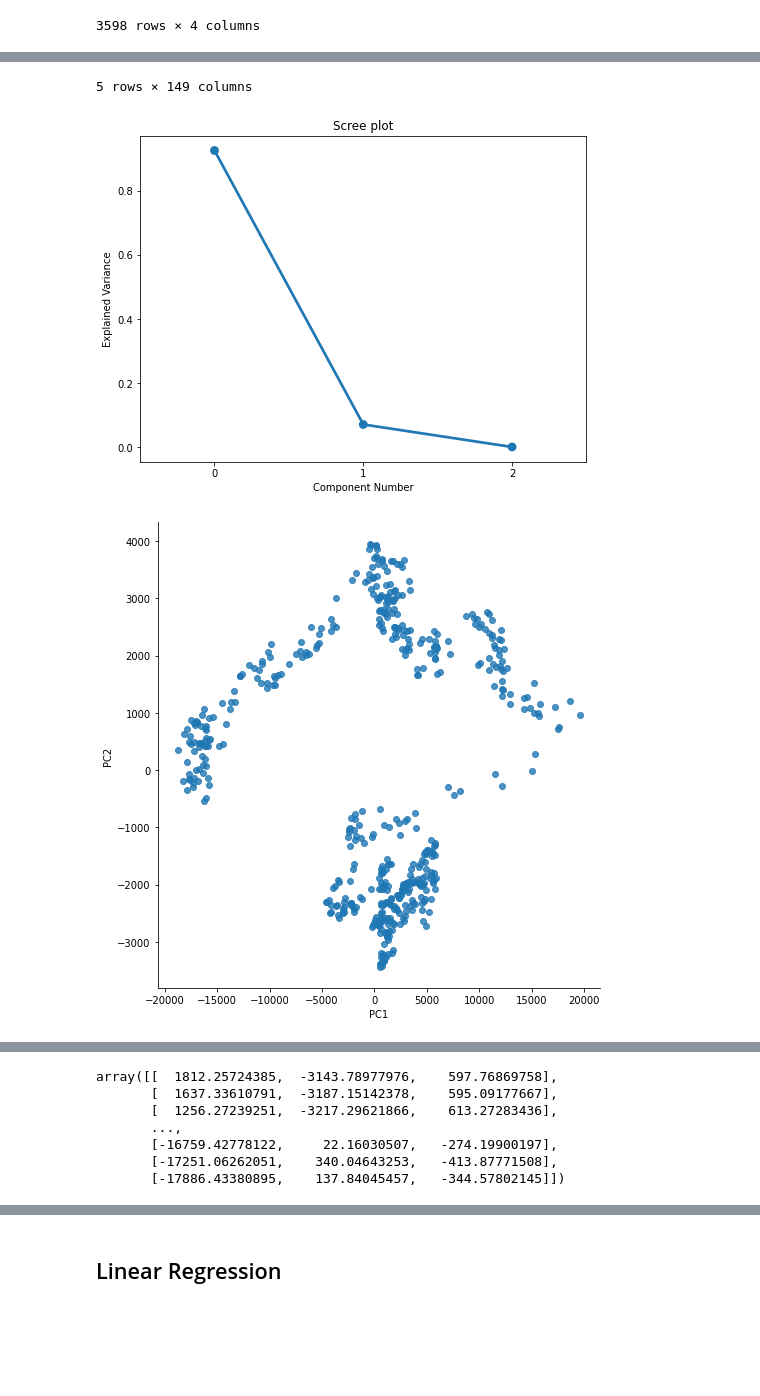
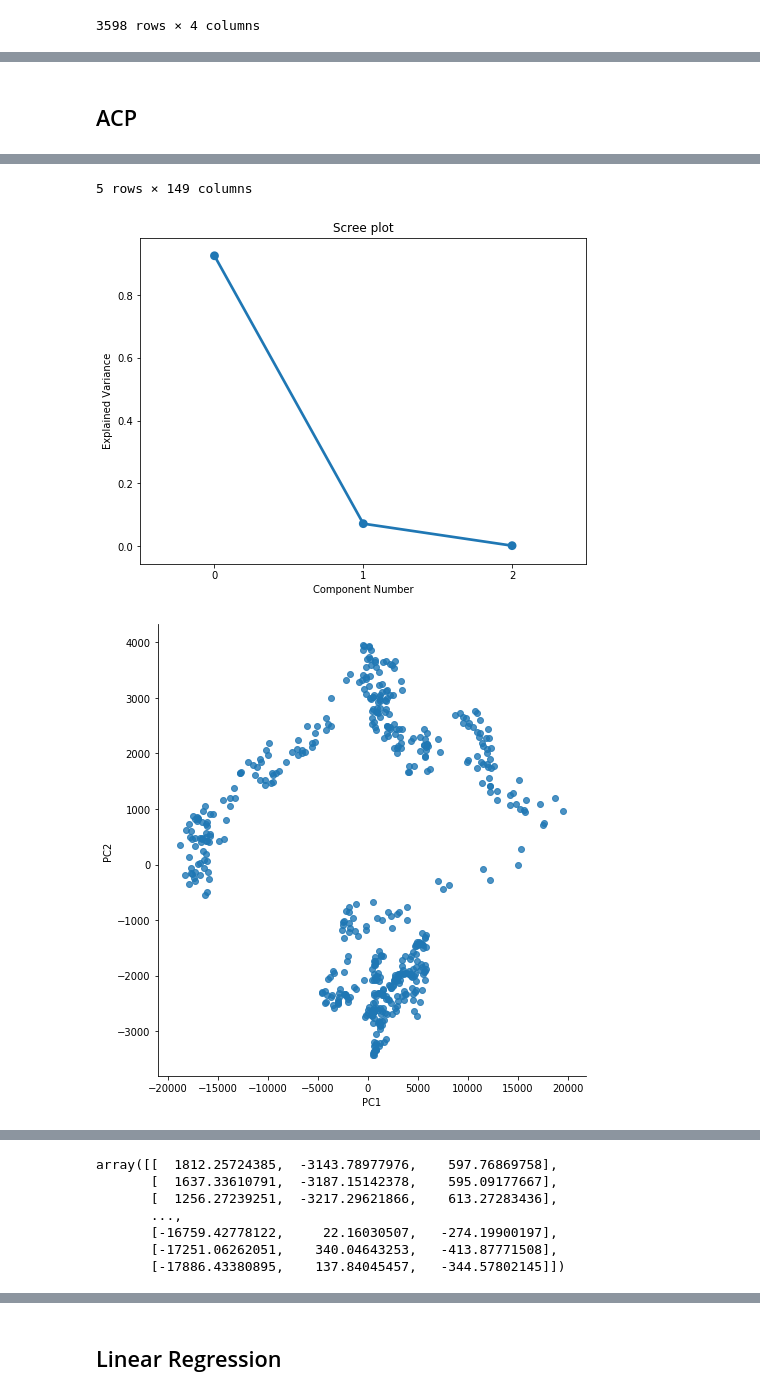
Before and after one commit to younesgueddari/Test-des-m-thodes-des-analyses-factorielles, a Jupyter notebook: AF_Python.ipynb, the cells around one changed output, grey strips where cells are left out. Drawn from its saved outputs; the diff is of its cells as text; code cells hidden in the pictures; blank space fills up the shorter version.

```diff
--- a/AF_Python.ipynb
+++ b/AF_Python.ipynb
@@ -266,7 +354,7 @@ ExplainingData2
 # TwoYearsdata = ExplainingData.join( DataToExplain.set_index('Date'), on='Date')
 # TwoYearsdata = TwoYearsdata.fillna(TwoYearsdata.mean())
 
-TwoYearsdata = d.DataTwoLastYears()
-TwoYearsdata
+L2Ydata = d.DataTwoLastYears()
+L2Ydata
 # %% [output]
 |  | Date | prices_EMU Equity Mid-Cap | prices_EMU Equity Mix-Cap | prices_EMU Equity Small-Cap | prices_EMU Equity Small-Cap Growth | ... |
@@ -292,4 +445,6 @@ ExplainingData1.to_csv ('data2.csv', sep= ';', index = False, header=True)
+# %% [markdown]
+## ACP
 # %%
-d.AnalyseAcp(TwoYearsdata,3,'OurPrice')
+d.AnalyseAcp(L2Ydata,3,'OurPrice')
 # %% [output]
 |  | prices_EMU Equity Mid-Cap | prices_EMU Equity Mix-Cap | prices_EMU Equity Small-Cap | prices_EMU Equity Small-Cap Growth | ... |
@@ -301,6 +456,6 @@ d.AnalyseAcp(TwoYearsdata,3,'OurPrice')
 5 rows × 149 columns
-[figure, old version]
+[figure, new version]
-[figure, old version]
+[figure, new version]
 [figure]
 array([[  1812.25724385,  -3143.78977976,    597.76869758],
        [  1637.33610791,  -3187.15142378,    595.09177667],
```
Also changed, not shown: parts of 18 cells of this notebook, 2 other files.
